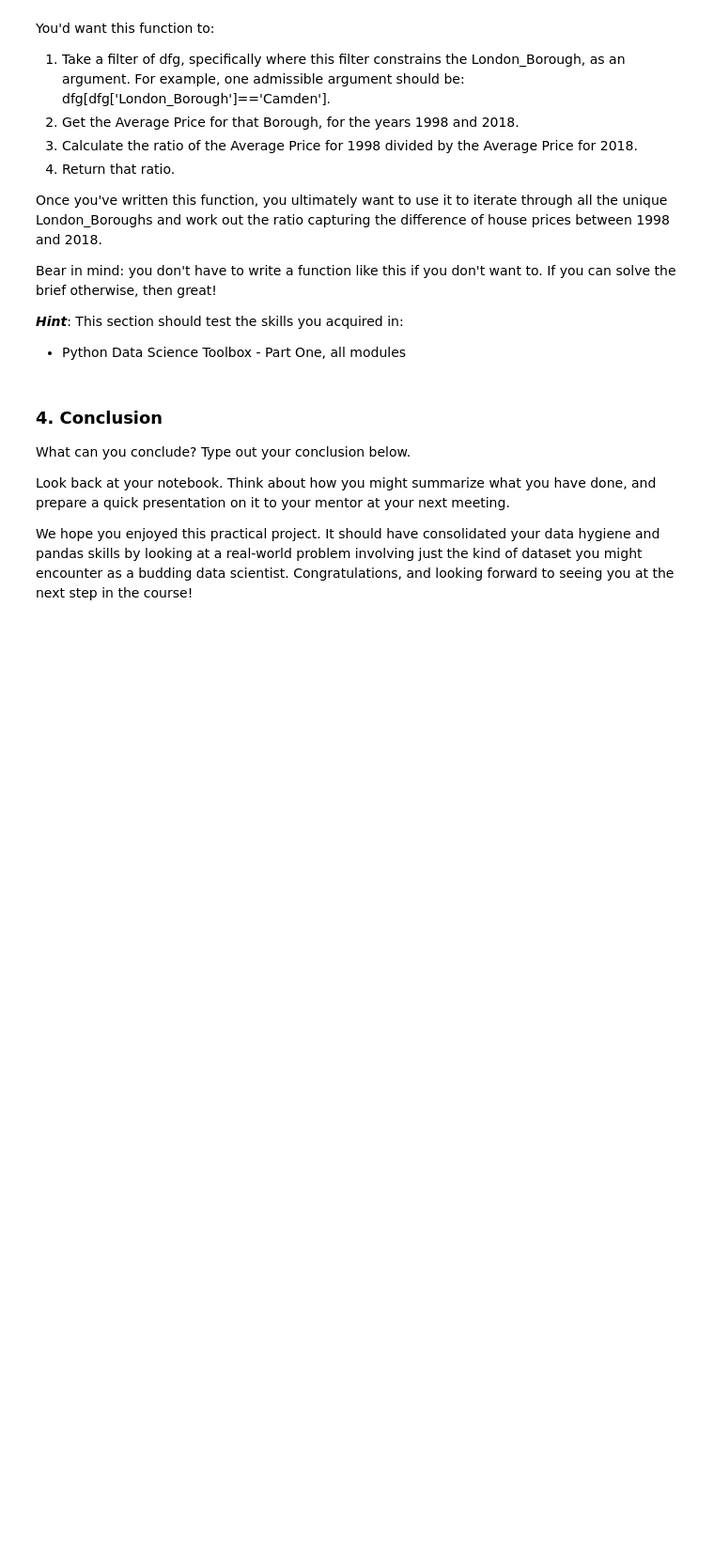
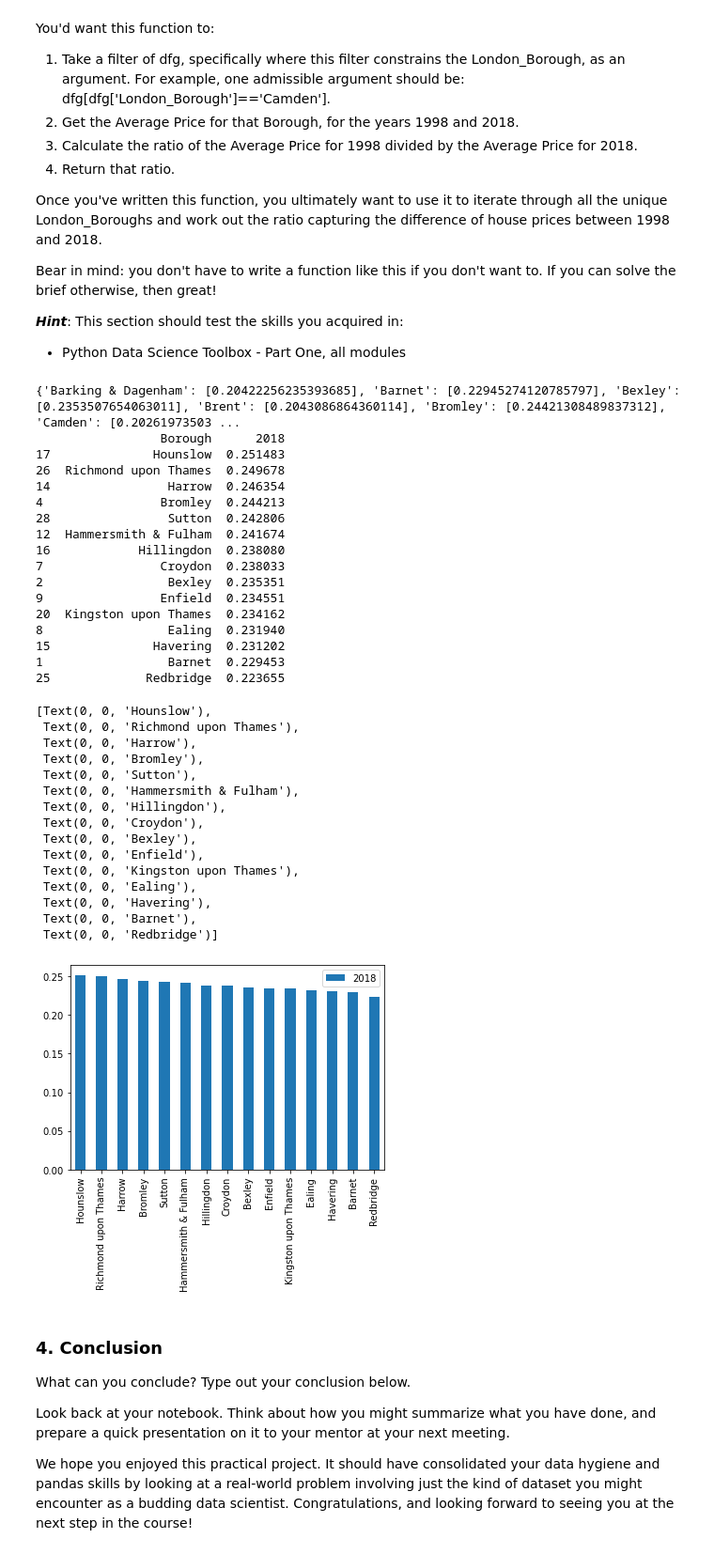
Before and after one commit to PrashaThakuri/springboard, a Jupyter notebook: Unit 4 Challenge - Tier 3.ipynb, the cells around one changed output. Shown at 94% size. Cells and saved outputs as stored; diff of their text form; code cells hidden in the pictures; blank space fills up the shorter version.

```diff
--- a/Unit 4 Challenge - Tier 3.ipynb
+++ b/Unit 4 Challenge - Tier 3.ipynb
@@ -137,3 +250,10 @@ To this end, you *could* apply a ***lambda function***. Your logic could work as
 3. store that corresponding year as separate column.
 
 Whether you go ahead with this is up to you. Just so long as you answer our initial brief: which boroughs of London have seen the greatest house price increase, on average, over the past two decades?
+# %%
+df['Year'] = df['Month'].apply(lambda t: t.year)
+df.tail()
+dfg=df.groupby(by=['London_Borough','Year']).mean()
+dfg.sample(10)
+dfg=dfg.reset_index()
+dfg.head()
@@ -156,6 +283,71 @@ Bear in mind: you don't have to write a function like this if you don't want to.
 
 ***Hint***: This section should test the skills you acquired in:
 - Python Data Science Toolbox - Part One, all modules
+# %%
+def create_price_ratio(d):
+    y1998=float(d['Average_Price'][d['Year']==1998])
+    y2018=float(d['Average_Price'][d['Year']==2018])
+    ratio=[y1998/y2018]
+    return ratio
+create_price_ratio(dfg[dfg['London_Borough']=='Barking & Dagenham'])
+
+final={}
+for b in dfg['London_Borough'].unique():
+    borough=dfg[dfg['London_Borough']==b]
+    final[b]=create_price_ratio(borough)
+
+print(final)
+
+df_ratios=pd.DataFrame(final)
+df_ratios.head()
+df_ratios_T=df_ratios.T
+df_ratios_T.head()
+df_ratios=df_ratios_T.reset_index()
+df_ratios.head()
+
+df_ratios.rename(columns={'index':'Borough',0:'2018'}, inplace=True)
+df_ratios.head()
+
+top15=df_ratios.sort_values(by='2018',ascending=False).head(15)
+print(top15)
+
+ax=top15[['Borough','2018']].plot(kind='bar')
+
+ax.set_xticklabels(top15.Borough)
+# %% [output]
+{'Barking & Dagenham': [0.20422256235393685], 'Barnet': [0.22945274120785797], 'Bexley': [0.2353507654063011], 'Brent': [0.2043086864360114], 'Bromley': [0.24421308489837312], 'Camden': [0.20261973503 ...
+                 Borough      2018
+17              Hounslow  0.251483
+26  Richmond upon Thames  0.249678
+14                Harrow  0.246354
+4                Bromley  0.244213
+28                Sutton  0.242806
+12  Hammersmith & Fulham  0.241674
+16            Hillingdon  0.238080
+7                Croydon  0.238033
+2                 Bexley  0.235351
+9                Enfield  0.234551
+20  Kingston upon Thames  0.234162
+8                 Ealing  0.231940
+15              Havering  0.231202
+1                 Barnet  0.229453
+25             Redbridge  0.223655
+[Text(0, 0, 'Hounslow'),
+ Text(0, 0, 'Richmond upon Thames'),
+ Text(0, 0, 'Harrow'),
+ Text(0, 0, 'Bromley'),
+ Text(0, 0, 'Sutton'),
+ Text(0, 0, 'Hammersmith & Fulham'),
+ Text(0, 0, 'Hillingdon'),
+ Text(0, 0, 'Croydon'),
+ Text(0, 0, 'Bexley'),
+ Text(0, 0, 'Enfield'),
+ Text(0, 0, 'Kingston upon Thames'),
+ Text(0, 0, 'Ealing'),
+ Text(0, 0, 'Havering'),
+ Text(0, 0, 'Barnet'),
+ Text(0, 0, 'Redbridge')]
+[figure, added]
 # %% [markdown]
 ### 4. Conclusion
 What can you conclude? Type out your conclusion below.
```
Also changed, not shown: parts of 10 cells of this notebook.
